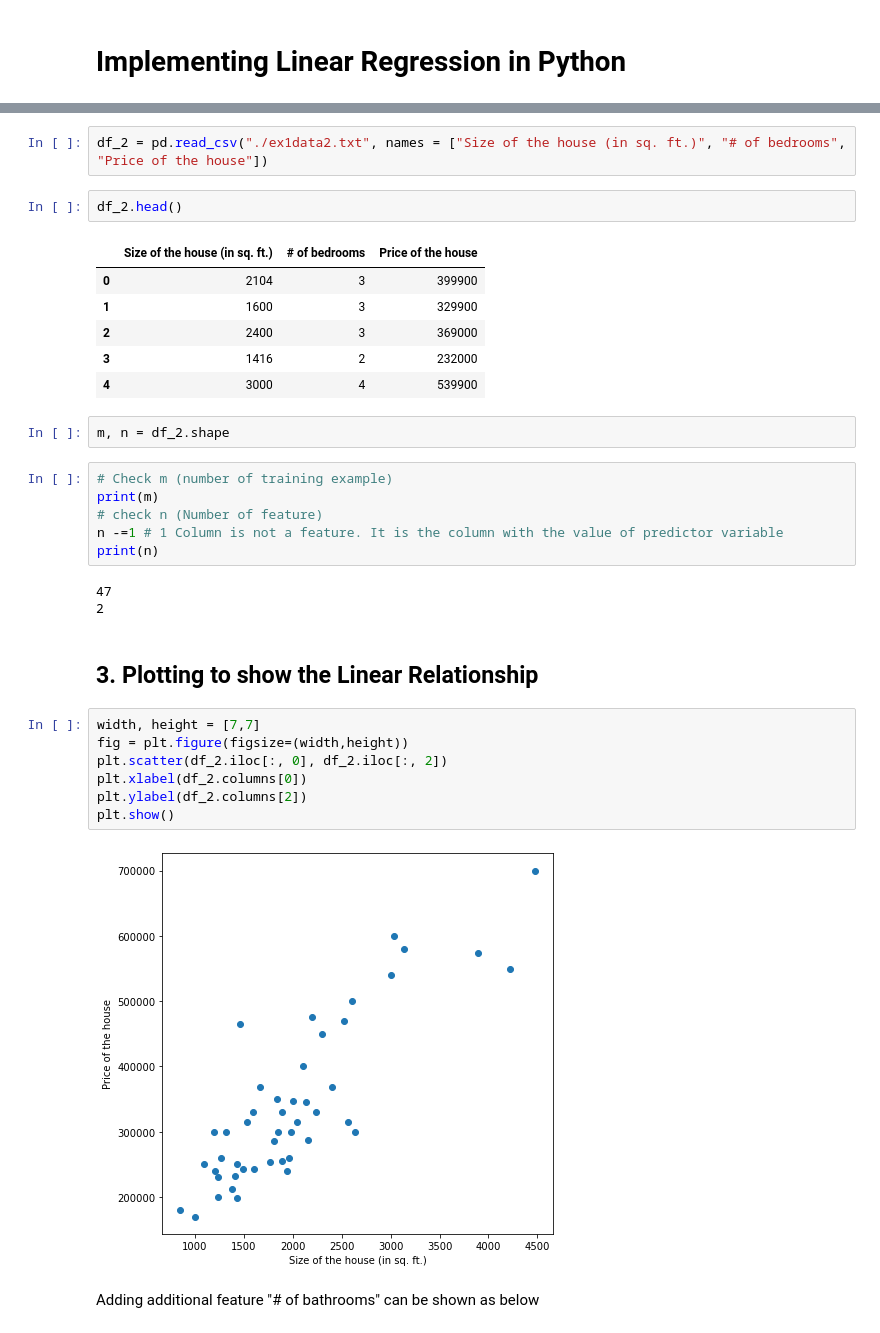
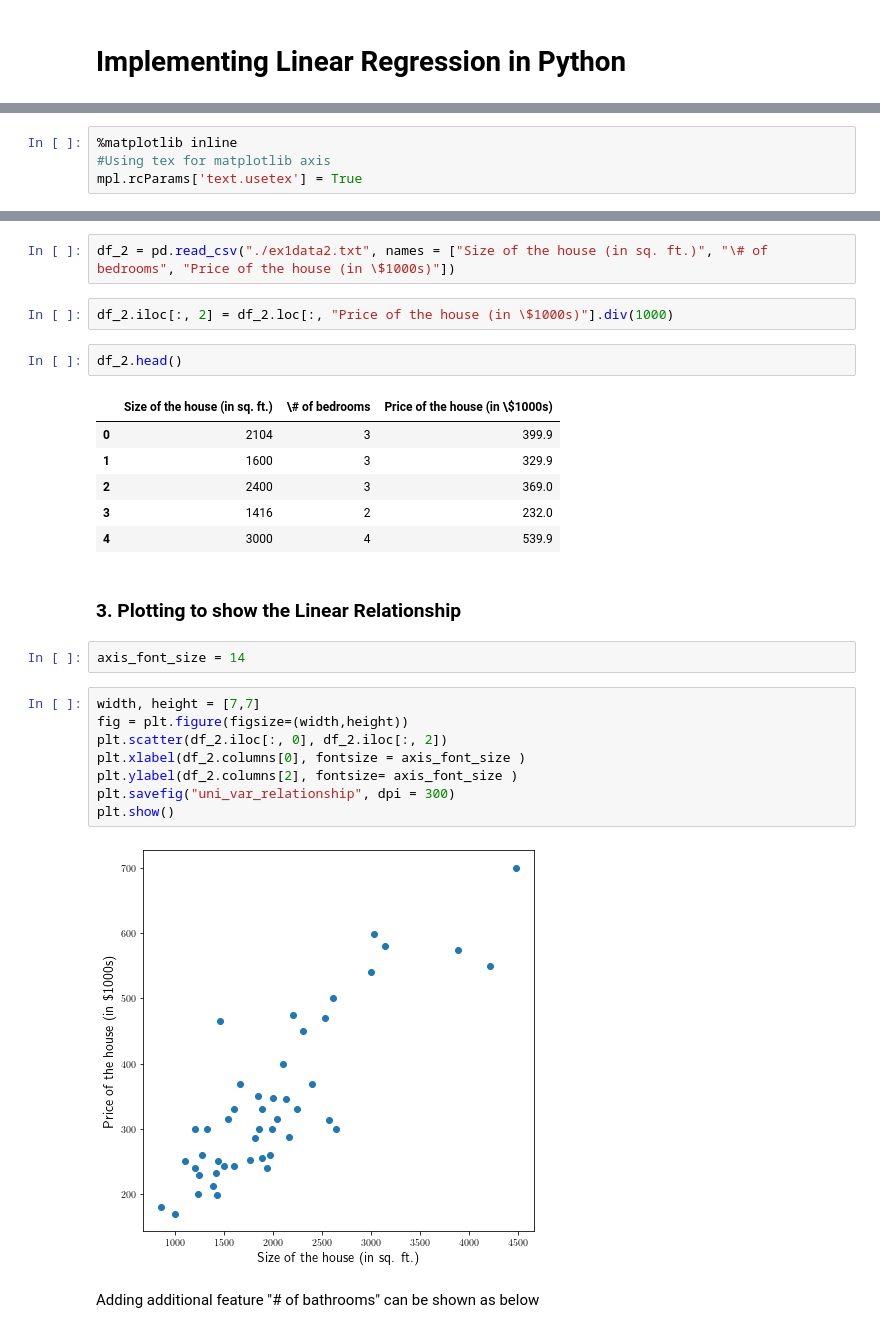
Before and after one commit to Jae0143/linear_regression, a Jupyter notebook: linear_regression_implement.ipynb, the cells around one changed output, grey strips where cells are left out. Saved outputs shown, nothing was run; the diff lists cells and outputs as text.

```diff
--- a/linear_regression_implement.ipynb
+++ b/linear_regression_implement.ipynb
@@ -91 +13,5 @@ plt.show()
+# %%
+%matplotlib inline
+#Using tex for matplotlib axis
+mpl.rcParams['text.usetex'] = True
 # %% [markdown]
@@ -94,36 +20,30 @@ Housing price in Portland, Oregon
 # %%
-df_2 = pd.read_csv("./ex1data2.txt", names = ["Size of the house (in sq. ft.)", "# of bedrooms", "Price of the house"])
+df_2 = pd.read_csv("./ex1data2.txt", names = ["Size of the house (in sq. ft.)", "\# of bedrooms", "Price of the house (in \$1000s)"])
+# %%
+df_2.iloc[:, 2] = df_2.loc[:, "Price of the house (in \$1000s)"].div(1000)
 # %%
 df_2.head()
 # %% [output]
-|  | Size of the house (in sq. ft.) | # of bedrooms | Price of the house |
-| 0 | 2104 | 3 | 399900 |
-| 1 | 1600 | 3 | 329900 |
-| 2 | 2400 | 3 | 369000 |
-| 3 | 1416 | 2 | 232000 |
-| 4 | 3000 | 4 | 539900 |
+|  | Size of the house (in sq. ft.) | \# of bedrooms | Price of the house (in \$1000s) |
+| 0 | 2104 | 3 | 399.9 |
+| 1 | 1600 | 3 | 329.9 |
+| 2 | 2400 | 3 | 369.0 |
+| 3 | 1416 | 2 | 232.0 |
+| 4 | 3000 | 4 | 539.9 |
-# %%
-m, n = df_2.shape
-# %%
-# Check m (number of training example)
-print(m)
-# check n (Number of feature)
-n -=1 # 1 Column is not a feature. It is the column with the value of predictor variable
-print(n)
-# %% [output]
-47
-2
 # %% [markdown]
-## 3. Plotting to show the Linear Relationship
+### 3. Plotting to show the Linear Relationship
+# %%
+axis_font_size = 14
 # %%
 width, height = [7,7]
 fig = plt.figure(figsize=(width,height))
 plt.scatter(df_2.iloc[:, 0], df_2.iloc[:, 2])
-plt.xlabel(df_2.columns[0])
-plt.ylabel(df_2.columns[2])
+plt.xlabel(df_2.columns[0], fontsize = axis_font_size )
+plt.ylabel(df_2.columns[2], fontsize= axis_font_size )
+plt.savefig("uni_var_relationship", dpi = 300)
 plt.show()
 # %% [output]
-[figure, old version]
+[figure, new version]
 # %% [markdown]
 Adding additional feature "# of bathrooms" can be shown as below
 # %%
```
Also changed, not shown: parts of 36 cells of this notebook, 6 other files.
